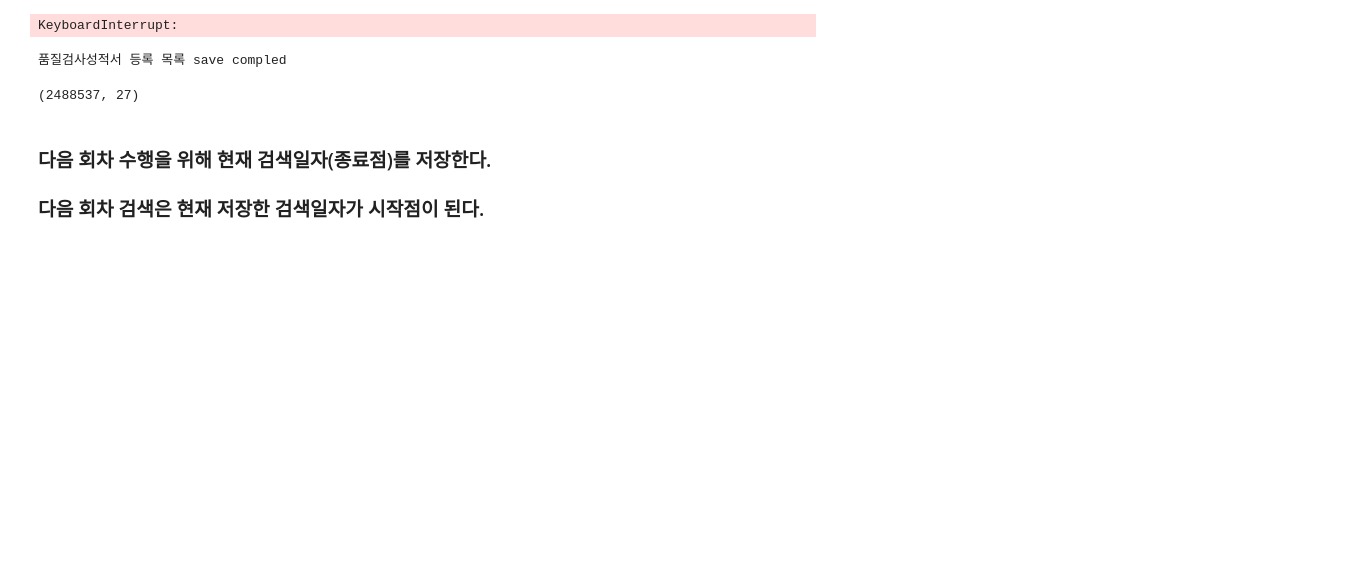
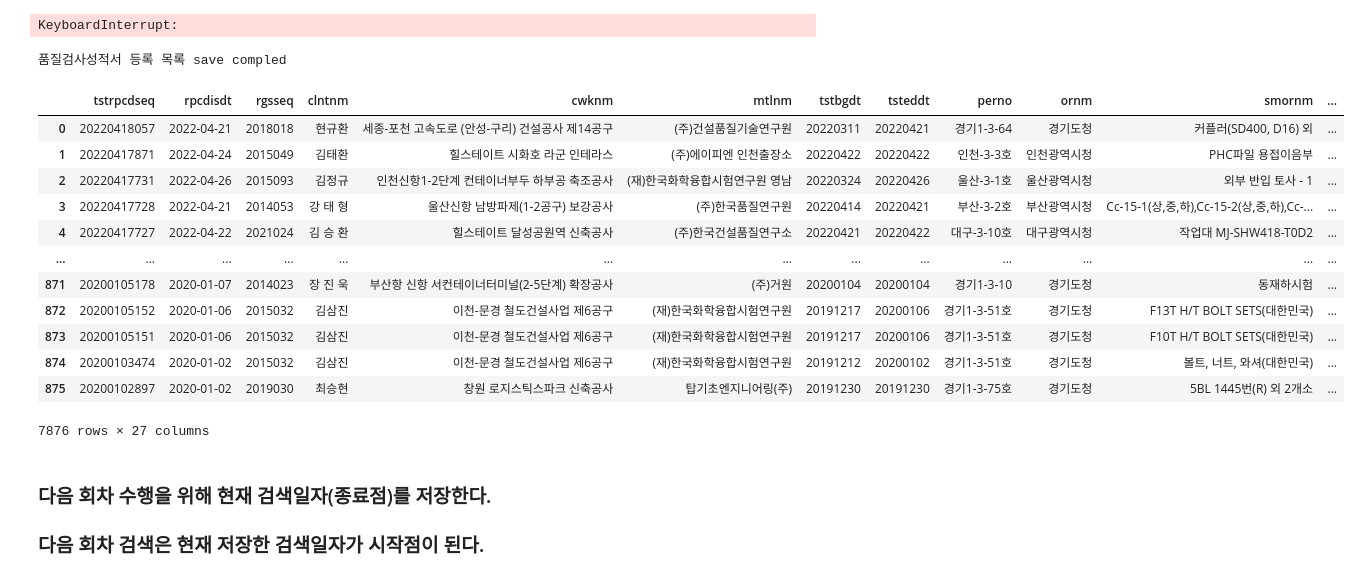
Before and after one commit to hyokwan/python_automation, a Jupyter notebook: apiScrapy/codeset/40.selectIoPmQtscList.ipynb, the cells around one changed output. Cells and saved outputs as stored; diff of their text form; code cells hidden in the pictures; blank space fills up the shorter version.

```diff
--- a/apiScrapy/codeset/40.selectIoPmQtscList.ipynb
+++ b/apiScrapy/codeset/40.selectIoPmQtscList.ipynb
@@ -35,9 +35,11 @@ PRIMARYKEY = targetData["기본키"].values[0]
 JSONKEY = "items"
 DUMMY = 0
 # %%
-#### 페이지번호 설정 ###
+# 페이지번호 설정
 PAGEYN=1
-if REQPARAM.count("pageyn") == 0:
+if REQPARAM.count("pageNo") == 0:
     PAGEYN = 0
 else:
     PAGEYN = 1
+### 기본정보 설정 및 파라미터 설정 ###
+PAGEYN
@@ -274,9 +158,21 @@ cf.savedata(resultDfMerged, SITENAME,DATANAME,SERVICENAME)
 # %% [output]
 품질검사성적서 등록 목록 save compled
 # %%
-resultDfMerged.shape
+resultDfMerged
 # %% [output]
+|  | tstrpcdseq | rpcdisdt | rgsseq | clntnm | cwknm | mtlnm | tstbgdt | tsteddt | perno | ornm | smornm | ... |
+| 0 | 20220418057 | 2022-04-21 | 2018018 | 현규환 | 세종-포천 고속도로 (안성-구리) 건설공사 제14공구 | (주)건설품질기술연구원 | 20220311 | 20220421 | 경기1-3-64 | 경기도청 | 커플러(SD400, D16) 외 | ... |
+| 1 | 20220417871 | 2022-04-24 | 2015049 | 김태환 | 힐스테이트 시화호 라군 인테라스 | (주)에이피엔 인천출장소 | 20220422 | 20220422 | 인천-3-3호 | 인천광역시청 | PHC파일 용접이음부 | ... |
+| 2 | 20220417731 | 2022-04-26 | 2015093 | 김정규 | 인천신항1-2단계 컨테이너부두 하부공 축조공사 | (재)한국화학융합시험연구원 영남 | 20220324 | 20220426 | 울산-3-1호 | 울산광역시청 | 외부 반입 토사 - 1 | ... |
+| 3 | 20220417728 | 2022-04-21 | 2014053 | 강 태 형 | 울산신항 남방파제(1-2공구) 보강공사 | (주)한국품질연구원 | 20220414 | 20220421 | 부산-3-2호 | 부산광역시청 | Cc-15-1(상,중,하),Cc-15-2(상,중,하),Cc-... | ... |
+| 4 | 20220417727 | 2022-04-22 | 2021024 | 김 승 환 | 힐스테이트 달성공원역 신축공사 | (주)한국건설품질연구소 | 20220421 | 20220422 | 대구-3-10호 | 대구광역시청 | 작업대 MJ-SHW418-T0D2 | ... |
+| ... | ... | ... | ... | ... | ... | ... | ... | ... | ... | ... | ... | ... |
+| 871 | 20200105178 | 2020-01-07 | 2014023 | 장 진 욱 | 부산항 신항 서컨테이너터미널(2-5단계) 확장공사 | (주)거원 | 20200104 | 20200104 | 경기1-3-10 | 경기도청 | 동재하시험 | ... |
+| 872 | 20200105152 | 2020-01-06 | 2015032 | 김삼진 | 이천-문경 철도건설사업 제6공구 | (재)한국화학융합시험연구원 | 20191217 | 20200106 | 경기1-3-51호 | 경기도청 | F13T H/T BOLT SETS(대한민국) | ... |
+| 873 | 20200105151 | 2020-01-06 | 2015032 | 김삼진 | 이천-문경 철도건설사업 제6공구 | (재)한국화학융합시험연구원 | 20191217 | 20200106 | 경기1-3-51호 | 경기도청 | F10T H/T BOLT SETS(대한민국) | ... |
+| 874 | 20200103474 | 2020-01-02 | 2015032 | 김삼진 | 이천-문경 철도건설사업 제6공구 | (재)한국화학융합시험연구원 | 20191212 | 20200102 | 경기1-3-51호 | 경기도청 | 볼트, 너트, 와셔(대한민국) | ... |
+| 875 | 20200102897 | 2020-01-02 | 2019030 | 최승현 | 창원 로지스틱스파크 신축공사 | 탑기초엔지니어링(주) | 20191230 | 20191230 | 경기1-3-75호 | 경기도청 | 5BL 1445번(R) 외 2개소 | ... |
-(2488537, 27)
+7876 rows × 27 columns
 # %% [markdown]
 ### 다음 회차 수행을 위해 현재 검색일자(종료점)를 저장한다.
 ### 다음 회차 검색은 현재 저장한 검색일자가 시작점이 된다.
```
Also changed, not shown: parts of 11 cells of this notebook, 14 other files.
